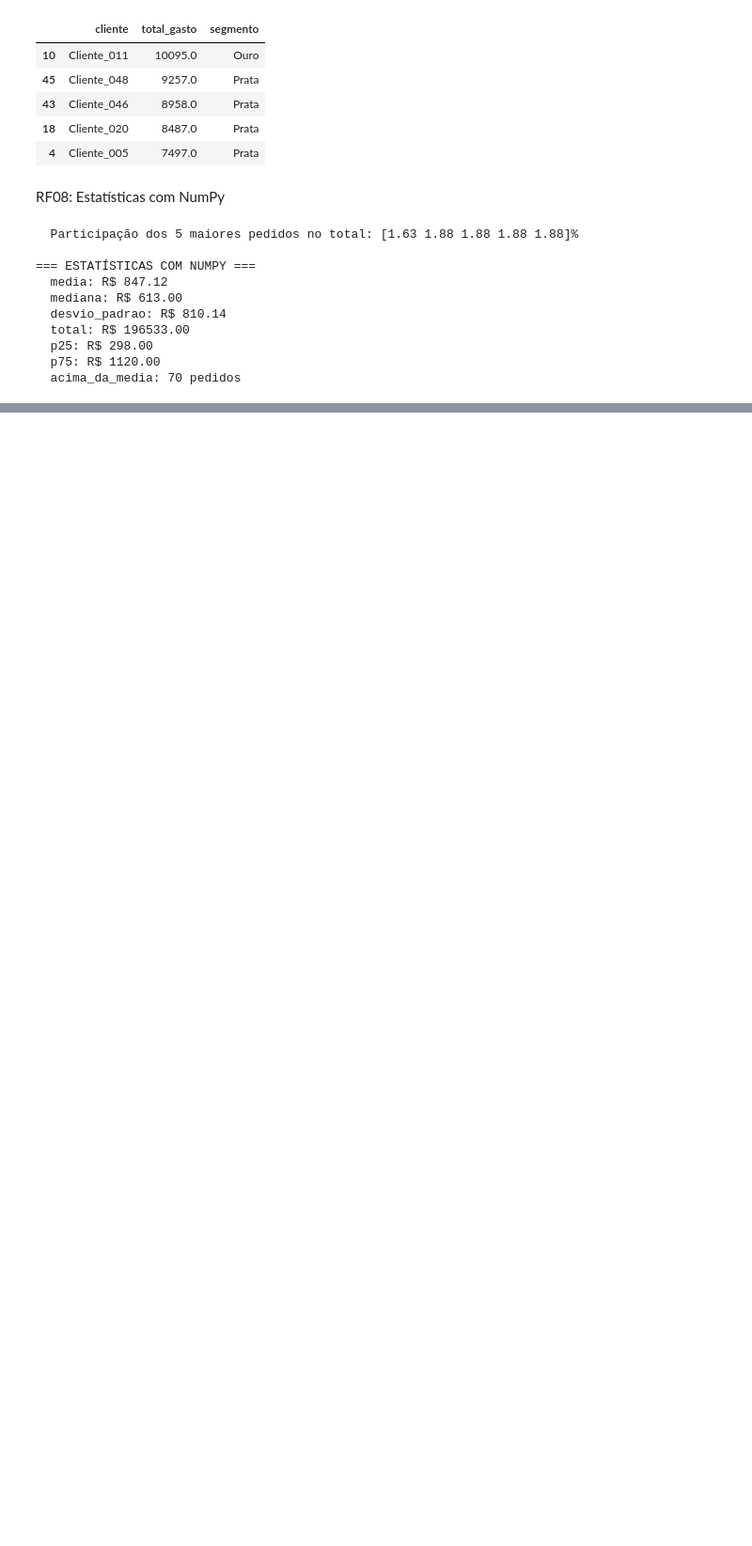
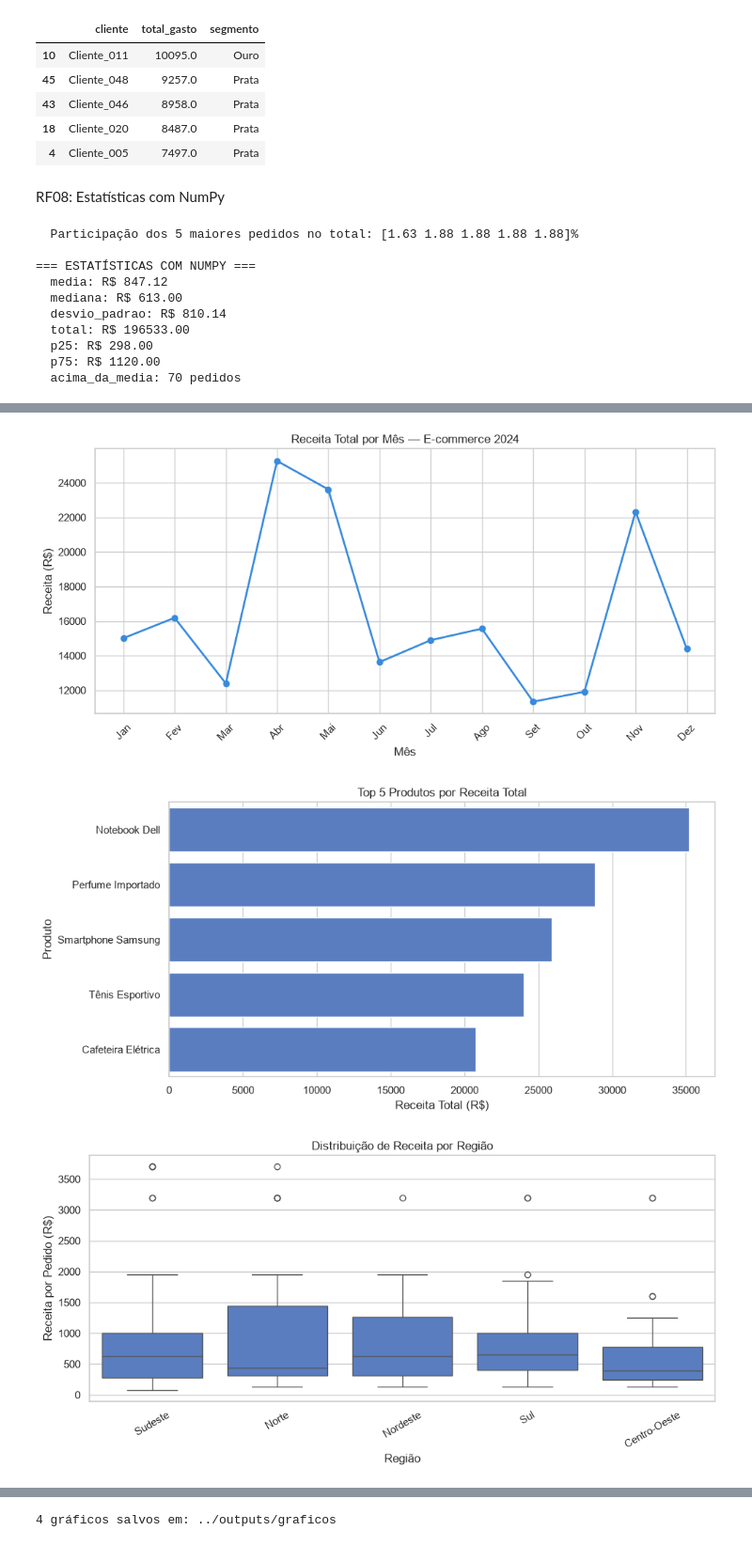
Before and after one commit to lindomarandradegertrudes/Miniprojeto_Lindomar_WEEK8, a Jupyter notebook: notebooks/dataview.ipynb, the cells around one changed output, grey strips where cells are left out. Shown at 94% size. Cells and saved outputs as stored; diff of their text form; code cells hidden in the pictures; blank space fills up the shorter version.

```diff
--- a/notebooks/dataview.ipynb
+++ b/notebooks/dataview.ipynb
@@ -554,0 +557,74 @@ stats = calcular_estatisticas_numpy(df)
+# %%
+def gerar_visualizacoes(df, metricas, output_dir="../outputs/graficos"):
+    """Gera e exporta 4 gráficos informativos em PNG:
+    1. Linha  — receita total por mês
+    2. Barras — top 5 produtos por receita
+    3. Boxplot — distribuição de receita por região
+    4. Barras — receita por forma de pagamento"""
+    os.makedirs(output_dir, exist_ok=True)
+    sns.set_theme(style="whitegrid", palette="muted")
+
+    meses_abrev = ["Jan","Fev","Mar","Abr","Mai","Jun",
+                   "Jul","Ago","Set","Out","Nov","Dez"]
+
+    # Gráfico 1: Linha — Receita por Mês
+    fig, ax = plt.subplots(figsize=(10, 5))
+    pm = metricas["por_mes"]
+    ax.plot(pm["mes"], pm["receita_total"], marker="o", linewidth=2, color="#378ADD")
+    ax.set_title("Receita Total por Mês — E-commerce 2024")
+    ax.set_xlabel("Mês")
+    ax.set_ylabel("Receita (R$)")
+    ax.set_xticks(range(1, 13))
+    ax.set_xticklabels(meses_abrev, rotation=45)
+    fig.tight_layout()
+    fig.savefig(f"{output_dir}/receita_por_mes.png", dpi=120)
+    plt.show()
+    plt.close()
+
+    # Gráfico 2: Barras horizontais — Top 5 Produtos
+    fig, ax = plt.subplots(figsize=(10, 5))
+    sns.barplot(data=metricas["top_produtos"], y="produto", x="receita_total", ax=ax)
+    ax.set_title("Top 5 Produtos por Receita Total")
+    ax.set_xlabel("Receita Total (R$)")
+    ax.set_ylabel("Produto")
+    fig.tight_layout()
+    fig.savefig(f"{output_dir}/top_produtos.png", dpi=120)
+    plt.show()
+    plt.close()
+
+    # Gráfico 3: Boxplot — Distribuição de Receita por Região
+    fig, ax = plt.subplots(figsize=(10, 5))
+    sns.boxplot(data=df, x="regiao", y="receita_total", ax=ax)
+    ax.set_title("Distribuição de Receita por Região")
+    ax.set_xlabel("Região")
+    ax.set_ylabel("Receita por Pedido (R$)")
+    plt.xticks(rotation=30)
+    fig.tight_layout()
+    fig.savefig(f"{output_dir}/dist_regiao.png", dpi=120)
+    plt.show()
+    plt.close()
+
+    # Gráfico 4: Barras — Receita por Forma de Pagamento
+    fig, ax = plt.subplots(figsize=(8, 5))
+    pag = (df.groupby("forma_pagamento")["receita_total"]
+             .sum()
+             .sort_values(ascending=False)
+             .reset_index())
+    sns.barplot(data=pag, x="forma_pagamento", y="receita_total", ax=ax)
+    ax.set_title("Receita Total por Forma de Pagamento")
+    ax.set_xlabel("Forma de Pagamento")
+    ax.set_ylabel("Receita (R$)")
+    plt.xticks(rotation=20)
+    fig.tight_layout()
+    fig.savefig(f"{output_dir}/receita_por_pagamento.png", dpi=120)
+    plt.show()
+    plt.close()
+
+    print(f"4 gráficos salvos em: {output_dir}")
+
+
+gerar_visualizacoes(df, metricas)
+# %% [output]
+[figure, added]
+[figure, added]
+[figure, added]
@@ -554,0 +632 @@ stats = calcular_estatisticas_numpy(df)
+4 gráficos salvos em: ../outputs/graficos
```
Also changed, not shown: parts of 4 cells of this notebook.
